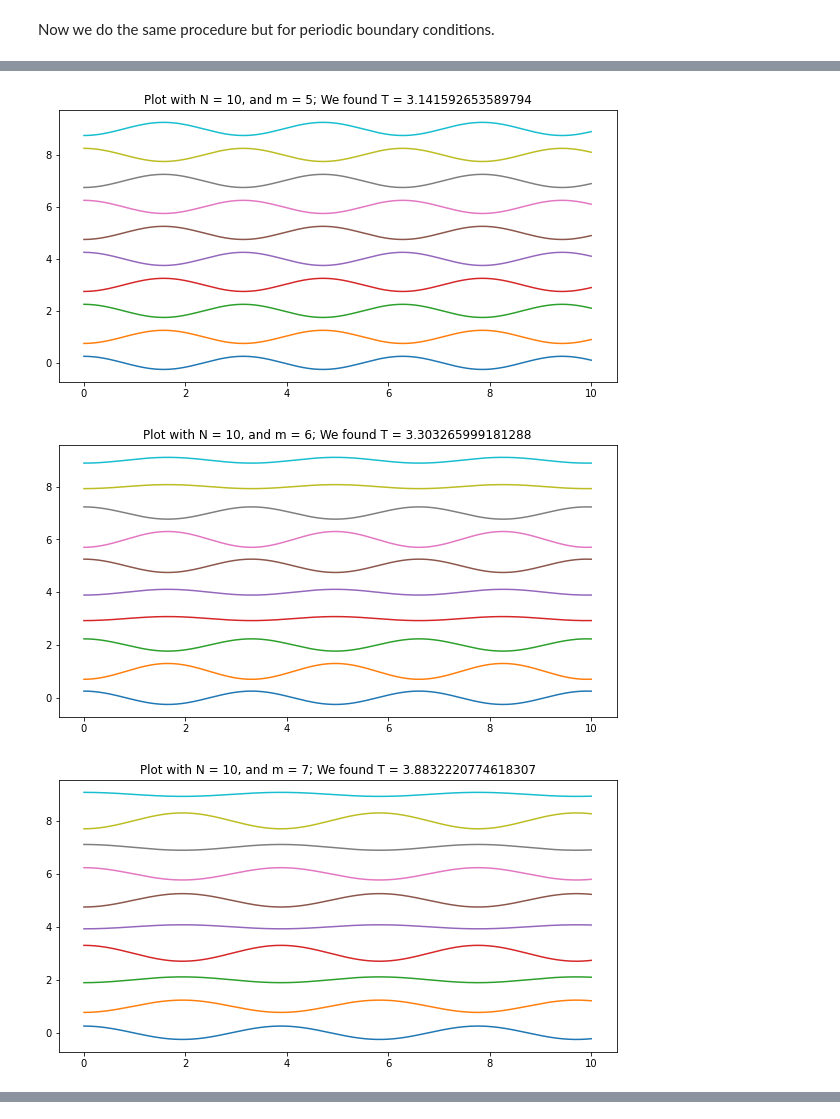
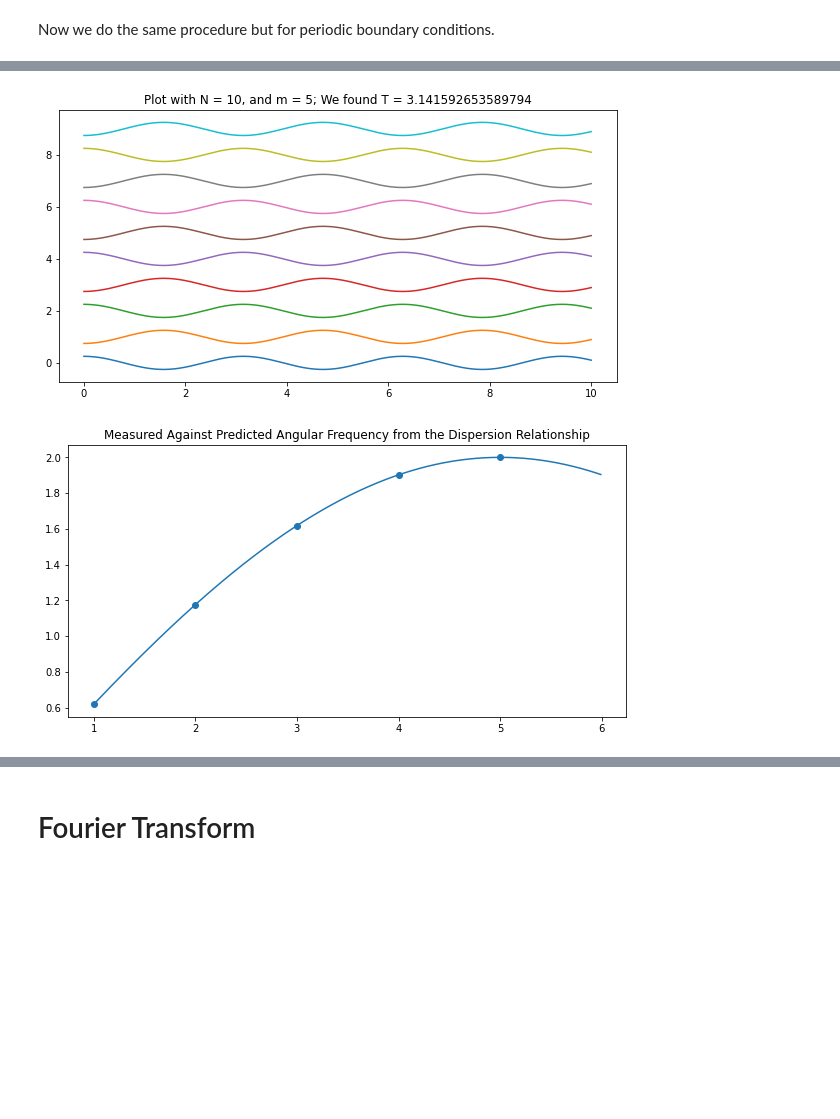
Before and after one commit to project-ida/phonons, a Jupyter notebook: string.ipynb, the cells around one changed output, grey strips where cells are left out. Drawn from its saved outputs; the diff is of its cells as text; code cells hidden in the pictures; blank space fills up the shorter version.

```diff
--- a/string.ipynb
+++ b/string.ipynb
@@ -324,7 +324,7 @@ We excite the string of springs that we have before into normal modes. First we
 # %%
 end_time = 10
 iters = 100000
-N = 10
+N = 4
 dt = end_time/iters
 l = 1
 mass = 5
@@ -356,7 +356,7 @@ else:
         springs.append(spring(5,objects[m],objects[m+1],rest_length = l))
 # %%
 omegas = []
-for m in range(1, N):
+for m in range(1, N + 1):
     lmbda = 2*(N+1)*l/m
     for obj in objects:
         obj.reset()
@@ -392,7 +392,8 @@ for m in range(1, N):
 
 plt.figure(figsize = (10,5))
 plt.title("Measured Against Predicted Angular Frequency from the Dispersion Relationship")
-plt.scatter(range(1, N), omegas)
+plt.scatter(range(1, N+1), omegas)
+print(omegas)
 i = np.arange(1, N, 0.01)
 omega = np.sqrt(2*k/mass*(1 - np.cos(np.pi*i/((N+1)))))
 plt.plot(i, omega)
@@ -445,7 +442,7 @@ else:
         springs.append(spring(5,objects[m],objects[m+1],rest_length = l))
 # %%
 omegas = []
-for m in range(1, N):
+for m in range(1, int((N+1)/2 + 1)):
     lmbda = N*l/m
     for obj in objects:
         obj.reset()
@@ -466,34 +463,33 @@ for m in range(1, N):
     #        damping(obj, gamma)
             obj.Newton()
             if not (obj.position - obj.xstart) == 0:
                 omega_sum += -obj.acceleration/(obj.position - obj.xstart)
                 count += 1
             obj.timestep()
     if not count == 0:
         omega_avg = np.sqrt(omega_sum/count)
     else:
         omega_avg = 0
     omegas.append(omega_avg)
     period = 2*np.pi/omega_avg
     plt.figure(figsize = (10,5))
     for obj in objects:
         plt.plot(time, obj.xhistory)
     title = "Plot with N = " + str(N) + ", and m = " + str(m) + "; We found T = " + str(period)
     plt.title(title)
     plt.show()
 
 plt.figure(figsize = (10,5))
 plt.title("Measured Against Predicted Angular Frequency from the Dispersion Relationship")
-plt.scatter(range(1, N), omegas)
-i = np.arange(1, N, 0.01)
+plt.scatter(range(1, int((N+1)/2 + 1)), omegas)
+i = np.arange(1, int((N+1)/2 + 1), 0.01)
 omega = np.sqrt(2*k/mass*(1 - np.cos(2*np.pi*i/N)))
 plt.plot(i, omega)
 plt.show()
 # %% [output]
 [figure]
 [figure]
 [figure]
 [figure]
 [figure]
-[figure, old version]
+[figure, new version]
-[figure, removed]
@@ -502,0 +496,2 @@ plt.show()
+# %% [markdown]
+# Fourier Transform
```
Also changed, not shown: parts of 7 cells of this notebook.
